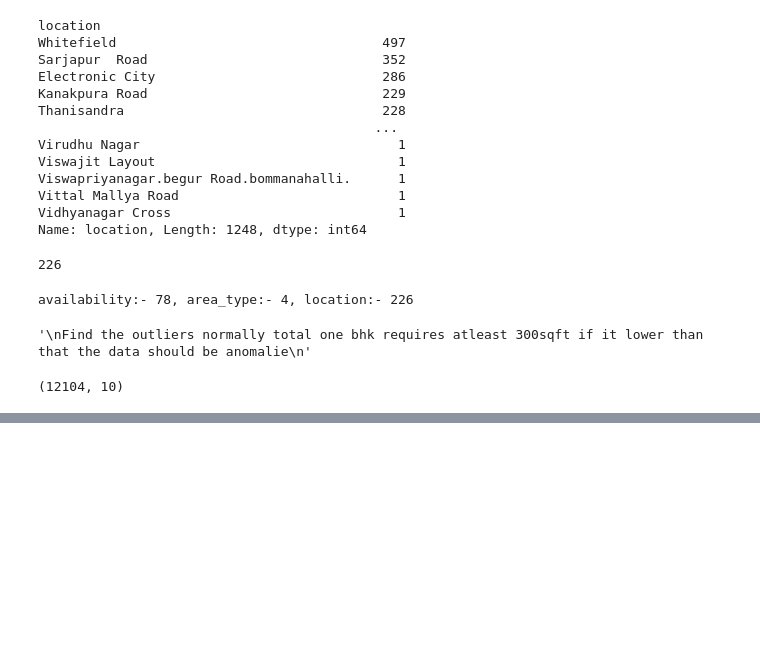
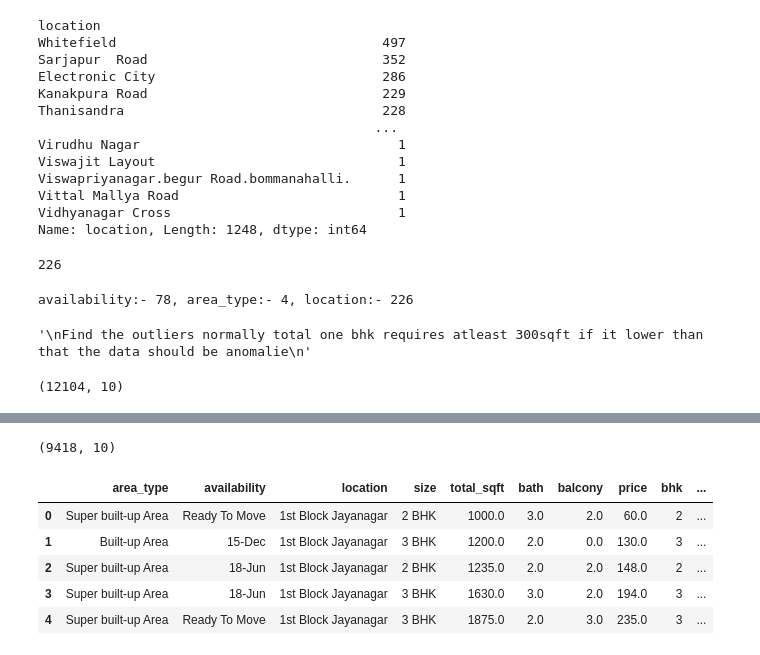
Before and after one commit to Naviya-C/Real-Estate-Price-Prediction, a Jupyter notebook: Data Pre-process/Data_PreProcessing.ipynb, the cells around one changed output, grey strips where cells are left out. Saved outputs shown, nothing was run; the diff lists cells and outputs as text; code cells hidden in the pictures; blank space fills up the shorter version.

```diff
--- a/Data Pre-process/Data_PreProcessing.ipynb
+++ b/Data Pre-process/Data_PreProcessing.ipynb
@@ -353,0 +354,13 @@ df10 = df9.apply(remove_bhk_price_outliers
+# %%
+df10.shape
+# %% [output]
+(9418, 10)
+# %%
+df10.head()
+# %% [output]
+|  | area_type | availability | location | size | total_sqft | bath | balcony | price | bhk | ... |
+| 0 | Super built-up Area | Ready To Move | 1st Block Jayanagar | 2 BHK | 1000.0 | 3.0 | 2.0 | 60.0 | 2 | ... |
+| 1 | Built-up Area | 15-Dec | 1st Block Jayanagar | 3 BHK | 1200.0 | 2.0 | 0.0 | 130.0 | 3 | ... |
+| 2 | Super built-up Area | 18-Jun | 1st Block Jayanagar | 2 BHK | 1235.0 | 2.0 | 2.0 | 148.0 | 2 | ... |
+| 3 | Super built-up Area | 18-Jun | 1st Block Jayanagar | 3 BHK | 1630.0 | 3.0 | 2.0 | 194.0 | 3 | ... |
+| 4 | Super built-up Area | Ready To Move | 1st Block Jayanagar | 3 BHK | 1875.0 | 2.0 | 3.0 | 235.0 | 3 | ... |
```
Also changed, not shown: parts of 6 cells of this notebook.
